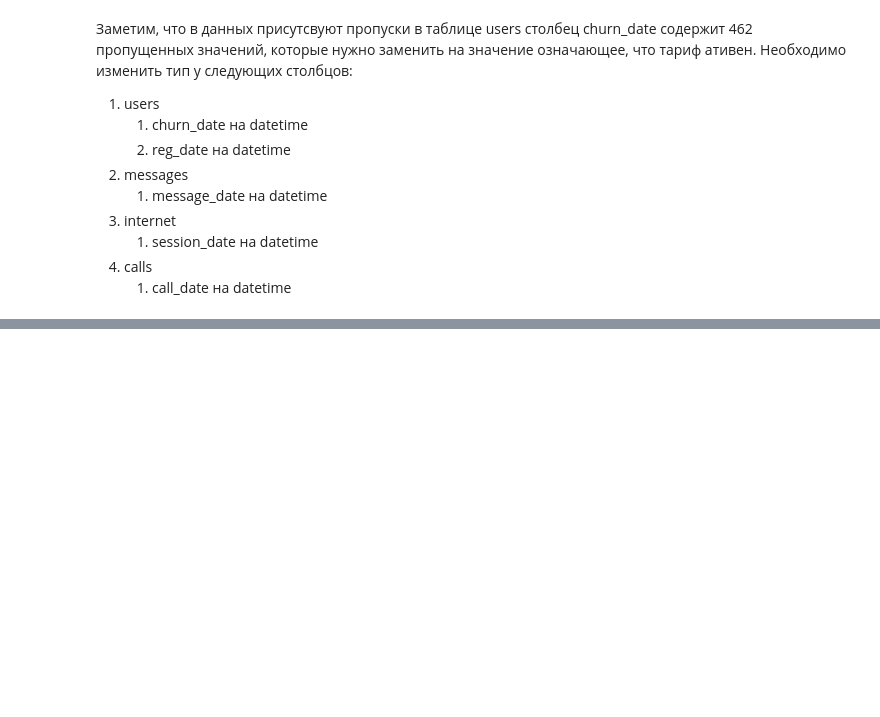
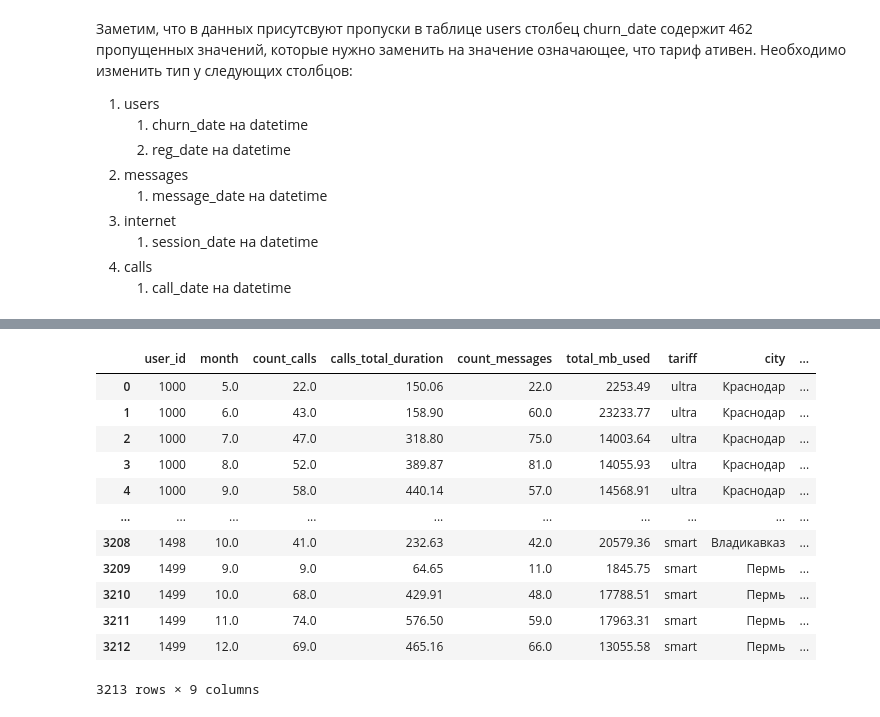
Before and after one commit to Stuksus/Mobile-tariffs-analysis, a Jupyter notebook: Mobile-tariffs-analysis.ipynb, the cells around one changed output, grey strips where cells are left out. Cells and saved outputs as stored; diff of their text form; code cells hidden in the pictures; blank space fills up the shorter version.

```diff
--- a/Mobile-tariffs-analysis.ipynb
+++ b/Mobile-tariffs-analysis.ipynb
@@ -167,0 +263,39 @@ for column, frame in columns_to_datetime.items():
+# %%
+def get_income(row):
+    """Функция высчитываяющая доход копании с конкретного абонента
+    """
+    def get_extra(dict_of_param):
+        """ Функция вычисляющая минуты, потраченные абонентом сверх
+        базового пакета
+        """
+        local_extra_min = 0
+        local_extra_sms = 0
+        local_extra_gb = 0
+        if row['calls_total_duration'] > dict_of_param['calls_total_duration']:
+            local_extra_min = row['calls_total_duration'] - dict_of_param['calls_total_duration']
+        if row['count_messages'] > dict_of_param['count_messages']:
+            local_extra_sms = row['count_messages'] - dict_of_param['count_messages']
+        if row['total_mb_used'] > dict_of_param['total_mb_used']:
+            local_extra_gb = (row['total_mb_used'] - dict_of_param['total_mb_used'])/1024
+        return local_extra_min, local_extra_sms, local_extra_gb
+
+    ultra_param = {
+        'calls_total_duration':3000,
+        'count_messages': 1000,
+        'total_mb_used': 30 * 1024
+    }
+    smart_param = {
+        'calls_total_duration':500,
+        'count_messages': 50,
+        'total_mb_used': 15 * 1024
+    }
+
+    if row['tariff'] == 'ultra':
+        income = 1950
+        extra_min, extra_sms, extra_gb = get_extra(ultra_param)
+        income += extra_min + extra_sms + extra_gb * 150
+    elif row['tariff'] == 'smart':
+        income = 550
+        extra_min, extra_sms, extra_gb = get_extra(smart_param)
+        income += 3 * extra_min + 3* extra_sms + extra_gb * 200
+    return income
@@ -167,0 +304,16 @@ for column, frame in columns_to_datetime.items():
+# %%
+statistic_frame
+# %% [output]
+|  | user_id | month | count_calls | calls_total_duration | count_messages | total_mb_used | tariff | city | ... |
+| 0 | 1000 | 5.0 | 22.0 | 150.06 | 22.0 | 2253.49 | ultra | Краснодар | ... |
+| 1 | 1000 | 6.0 | 43.0 | 158.90 | 60.0 | 23233.77 | ultra | Краснодар | ... |
+| 2 | 1000 | 7.0 | 47.0 | 318.80 | 75.0 | 14003.64 | ultra | Краснодар | ... |
+| 3 | 1000 | 8.0 | 52.0 | 389.87 | 81.0 | 14055.93 | ultra | Краснодар | ... |
+| 4 | 1000 | 9.0 | 58.0 | 440.14 | 57.0 | 14568.91 | ultra | Краснодар | ... |
+| ... | ... | ... | ... | ... | ... | ... | ... | ... | ... |
+| 3208 | 1498 | 10.0 | 41.0 | 232.63 | 42.0 | 20579.36 | smart | Владикавказ | ... |
+| 3209 | 1499 | 9.0 | 9.0 | 64.65 | 11.0 | 1845.75 | smart | Пермь | ... |
+| 3210 | 1499 | 10.0 | 68.0 | 429.91 | 48.0 | 17788.51 | smart | Пермь | ... |
+| 3211 | 1499 | 11.0 | 74.0 | 576.50 | 59.0 | 17963.31 | smart | Пермь | ... |
+| 3212 | 1499 | 12.0 | 69.0 | 465.16 | 66.0 | 13055.58 | smart | Пермь | ... |
+3213 rows × 9 columns
```
Also changed, not shown: parts of 42 cells of this notebook.
